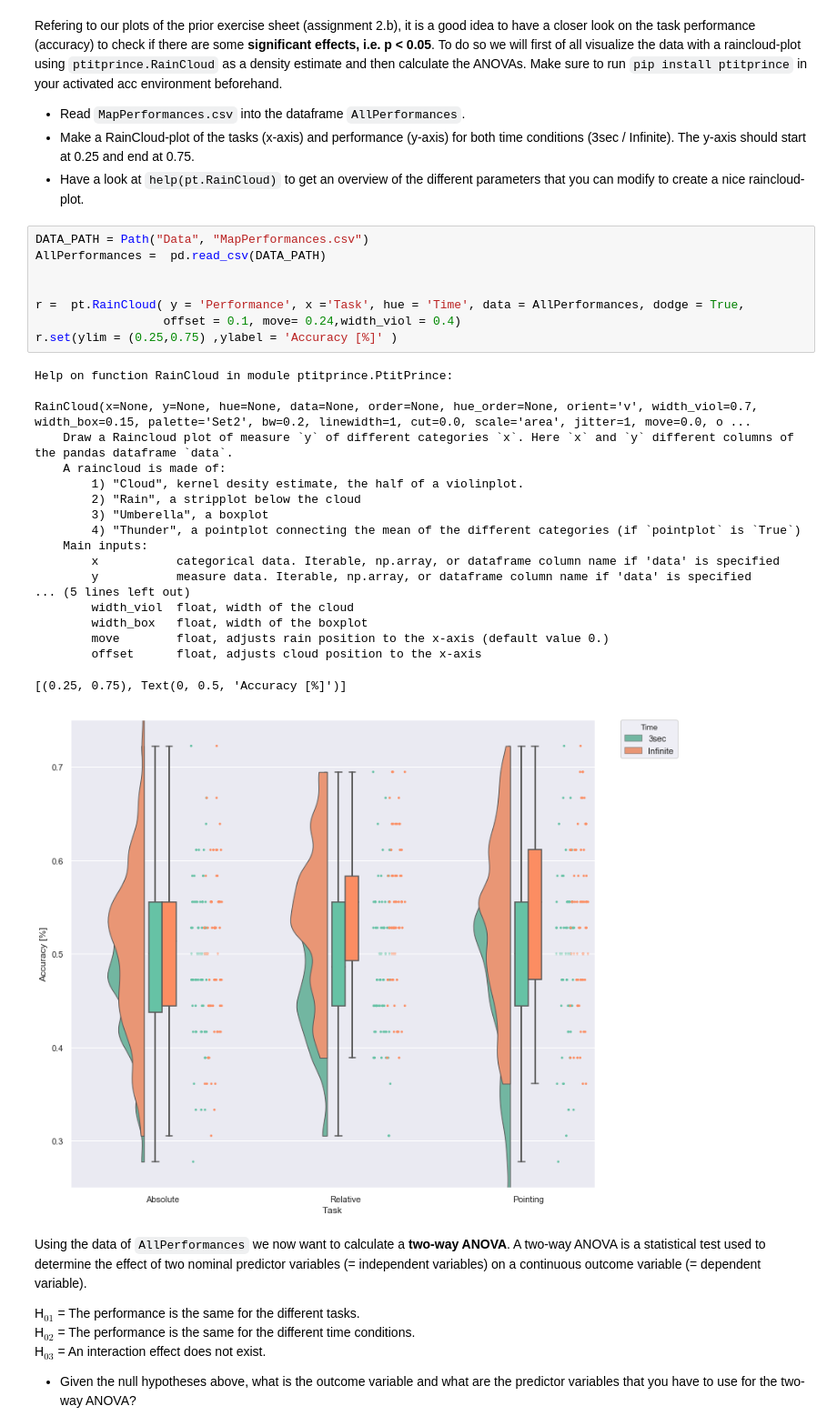
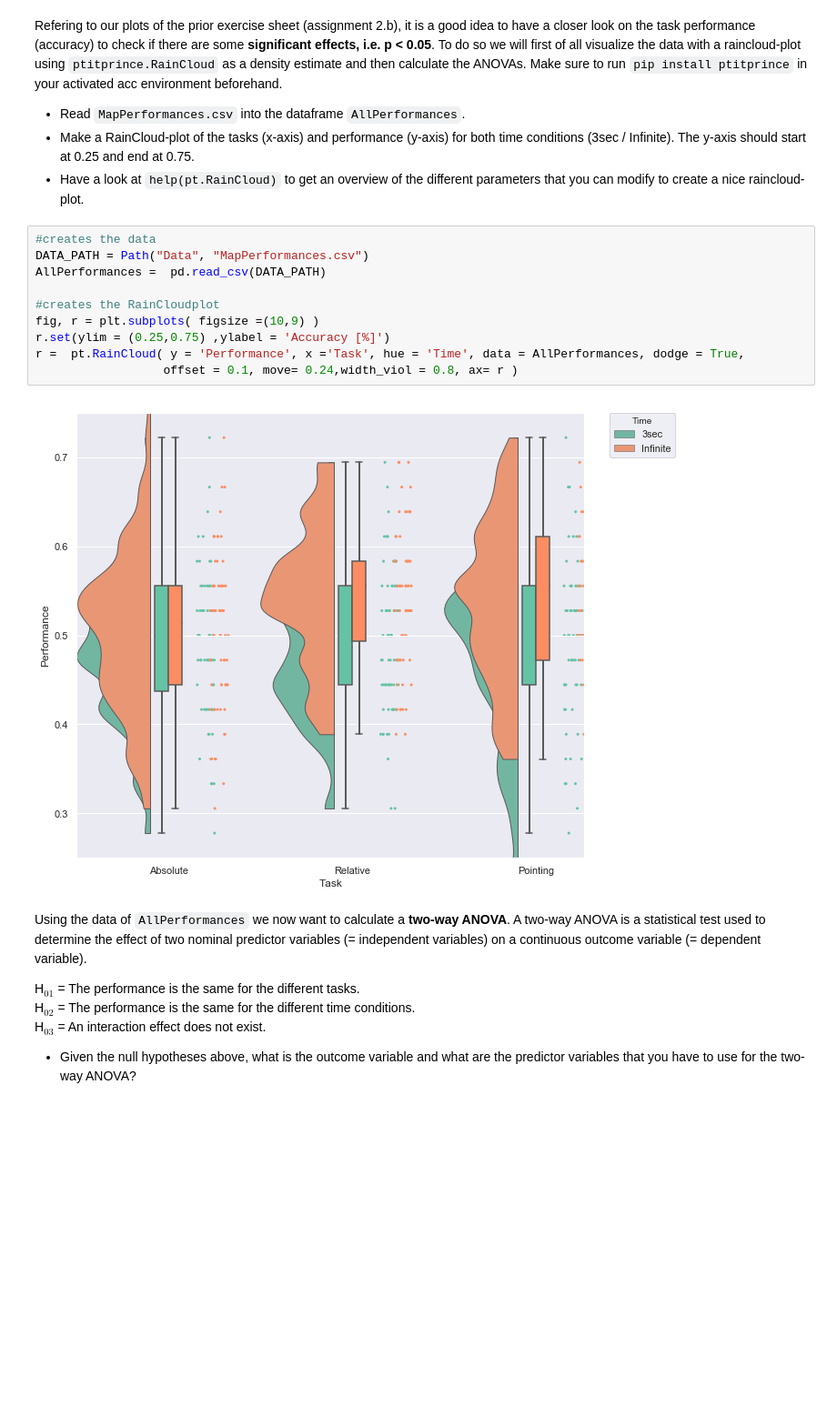
Before and after one commit to NBP-ACC/week-6-acc_2, a Jupyter notebook: sheet04.ipynb, the cells around one changed output. Shown: that part at 91% size. Cells and saved outputs as stored; diff of their text form; blank space fills up the shorter version.

````diff
--- a/sheet04.ipynb
+++ b/sheet04.ipynb
@@ -89,33 +89,17 @@ Refering to our plots of the prior exercise sheet (assignment 2.b), it is a good
 - Make a RainCloud-plot of the tasks (x-axis) and performance (y-axis) for both time conditions (3sec / Infinite). The y-axis should start at 0.25 and end at 0.75.
 - Have a look at ```help(pt.RainCloud)``` to get an overview of the different parameters that you can modify to create a nice raincloud-plot.
 # %%
+#creates the data
 DATA_PATH = Path("Data", "MapPerformances.csv")
 AllPerformances =  pd.read_csv(DATA_PATH)
 
-
+#creates the RainCloudplot
+fig, r = plt.subplots( figsize =(10,9) )
+r.set(ylim = (0.25,0.75) ,ylabel = 'Accuracy [%]')
 r =  pt.RainCloud( y = 'Performance', x ='Task', hue = 'Time', data = AllPerformances, dodge = True,
-                  offset = 0.1, move= 0.24,width_viol = 0.4)
-r.set(ylim = (0.25,0.75) ,ylabel = 'Accuracy [%]' )
+                  offset = 0.1, move= 0.24,width_viol = 0.8, ax= r )
 # %% [output]
-Help on function RainCloud in module ptitprince.PtitPrince:
-
-RainCloud(x=None, y=None, hue=None, data=None, order=None, hue_order=None, orient='v', width_viol=0.7, width_box=0.15, palette='Set2', bw=0.2, linewidth=1, cut=0.0, scale='area', jitter=1, move=0.0, o ...
-    Draw a Raincloud plot of measure `y` of different categories `x`. Here `x` and `y` different columns of the pandas dataframe `data`.
-    A raincloud is made of:
-        1) "Cloud", kernel desity estimate, the half of a violinplot.
-        2) "Rain", a stripplot below the cloud
-        3) "Umberella", a boxplot
-        4) "Thunder", a pointplot connecting the mean of the different categories (if `pointplot` is `True`)
-    Main inputs:
-        x           categorical data. Iterable, np.array, or dataframe column name if 'data' is specified
-        y           measure data. Iterable, np.array, or dataframe column name if 'data' is specified
-... (5 lines left out)
-        width_viol  float, width of the cloud
-        width_box   float, width of the boxplot
-        move        float, adjusts rain position to the x-axis (default value 0.)
-        offset      float, adjusts cloud position to the x-axis
-[(0.25, 0.75), Text(0, 0.5, 'Accuracy [%]')]
-[figure, old version]
+[figure, new version]
 # %% [markdown]
 Using the data of ```AllPerformances``` we now want to calculate a **two-way ANOVA**. A two-way ANOVA is a statistical test used to determine the effect of two nominal predictor variables (= independent variables) on a continuous outcome variable (= dependent variable).
 
````
Also changed, not shown: parts of 4 cells of this notebook.
